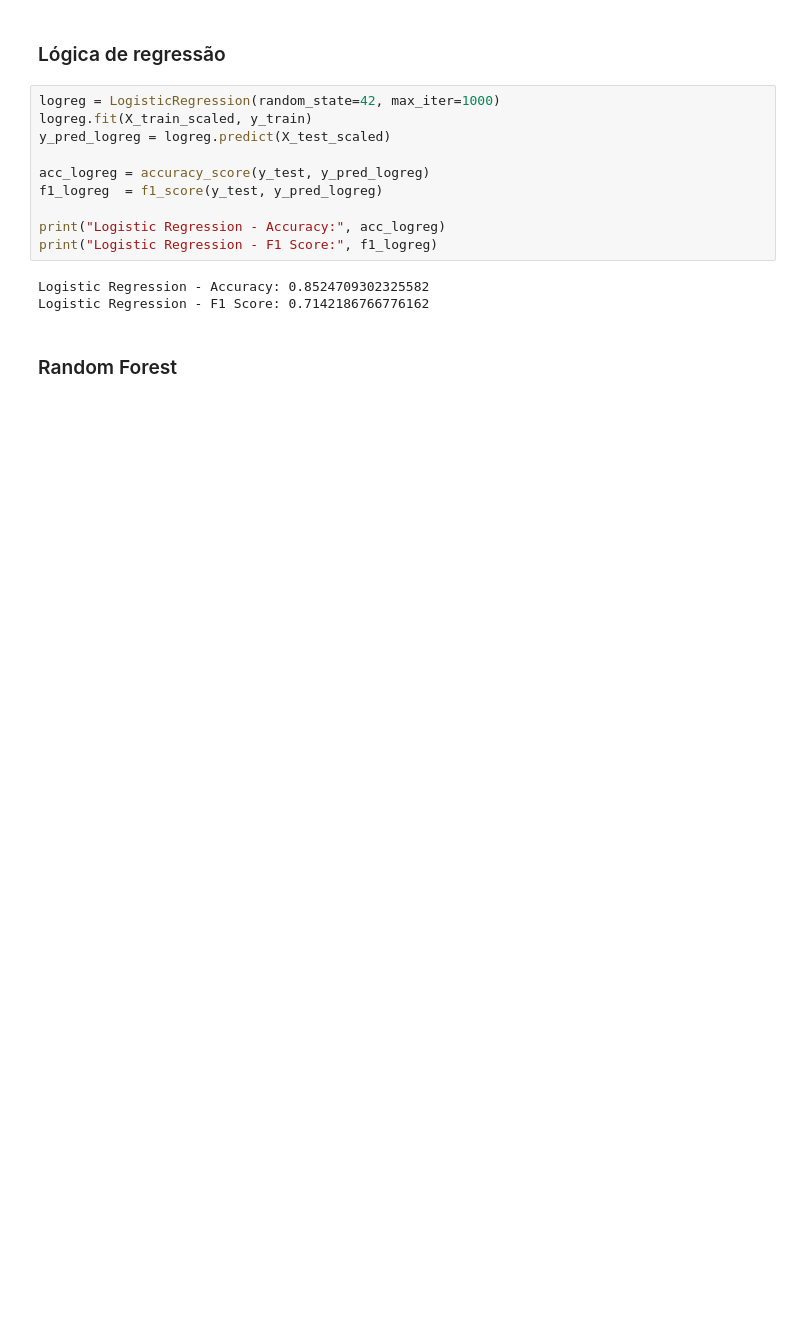
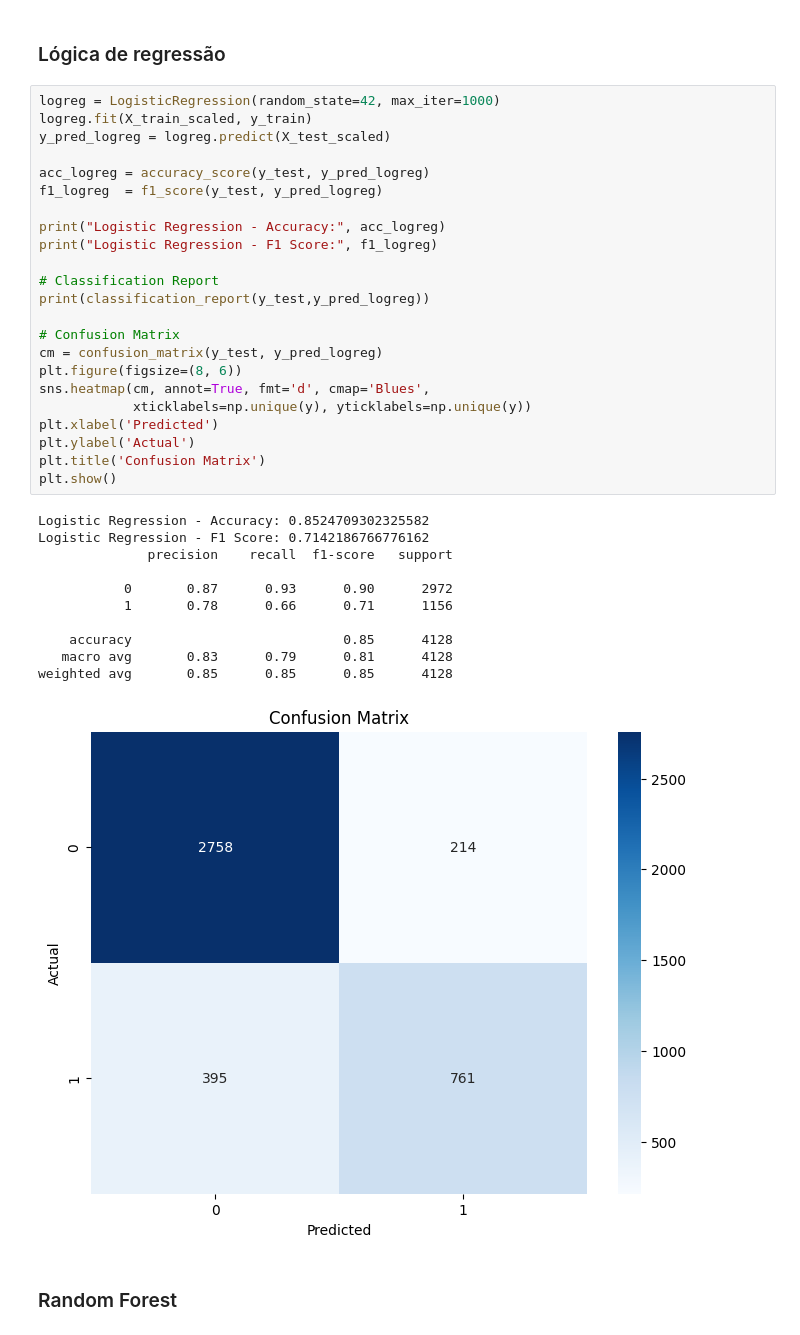
Before and after one commit to a12747/IA24_G11_2, a Jupyter notebook: notebooks/TP-IA-2.ipynb, the cells around one changed output. Drawn from its saved outputs; the diff is of its cells as text; blank space fills up the shorter version.

```diff
--- a/notebooks/TP-IA-2.ipynb
+++ b/notebooks/TP-IA-2.ipynb
@@ -159,16 +194,38 @@ X_test_scaled  = scaler.transform(X_test)
 # %%
 logreg = LogisticRegression(random_state=42, max_iter=1000)
 logreg.fit(X_train_scaled, y_train)
 y_pred_logreg = logreg.predict(X_test_scaled)
 
 acc_logreg = accuracy_score(y_test, y_pred_logreg)
 f1_logreg  = f1_score(y_test, y_pred_logreg)
 
 print("Logistic Regression - Accuracy:", acc_logreg)
 print("Logistic Regression - F1 Score:", f1_logreg)
+
+# Classification Report
+print(classification_report(y_test,y_pred_logreg))
+
+# Confusion Matrix
+cm = confusion_matrix(y_test, y_pred_logreg)
+plt.figure(figsize=(8, 6))
+sns.heatmap(cm, annot=True, fmt='d', cmap='Blues',
+            xticklabels=np.unique(y), yticklabels=np.unique(y))
+plt.xlabel('Predicted')
+plt.ylabel('Actual')
+plt.title('Confusion Matrix')
+plt.show()
 # %% [output]
 Logistic Regression - Accuracy: 0.8524709302325582
 Logistic Regression - F1 Score: 0.7142186766776162
+              precision    recall  f1-score   support
+
+           0       0.87      0.93      0.90      2972
+           1       0.78      0.66      0.71      1156
+
+    accuracy                           0.85      4128
+   macro avg       0.83      0.79      0.81      4128
+weighted avg       0.85      0.85      0.85      4128
+[figure, added]
 # %% [markdown]
 ### Random Forest
 # %%
```
Also changed, not shown: parts of 32 cells of this notebook.
